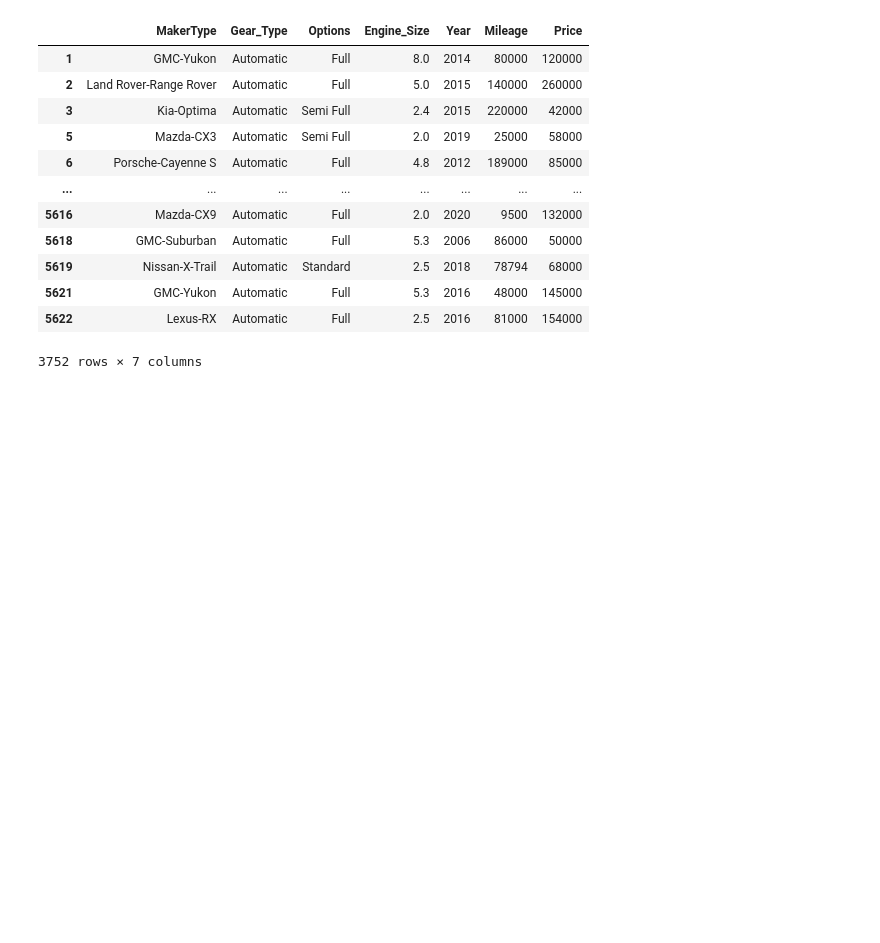
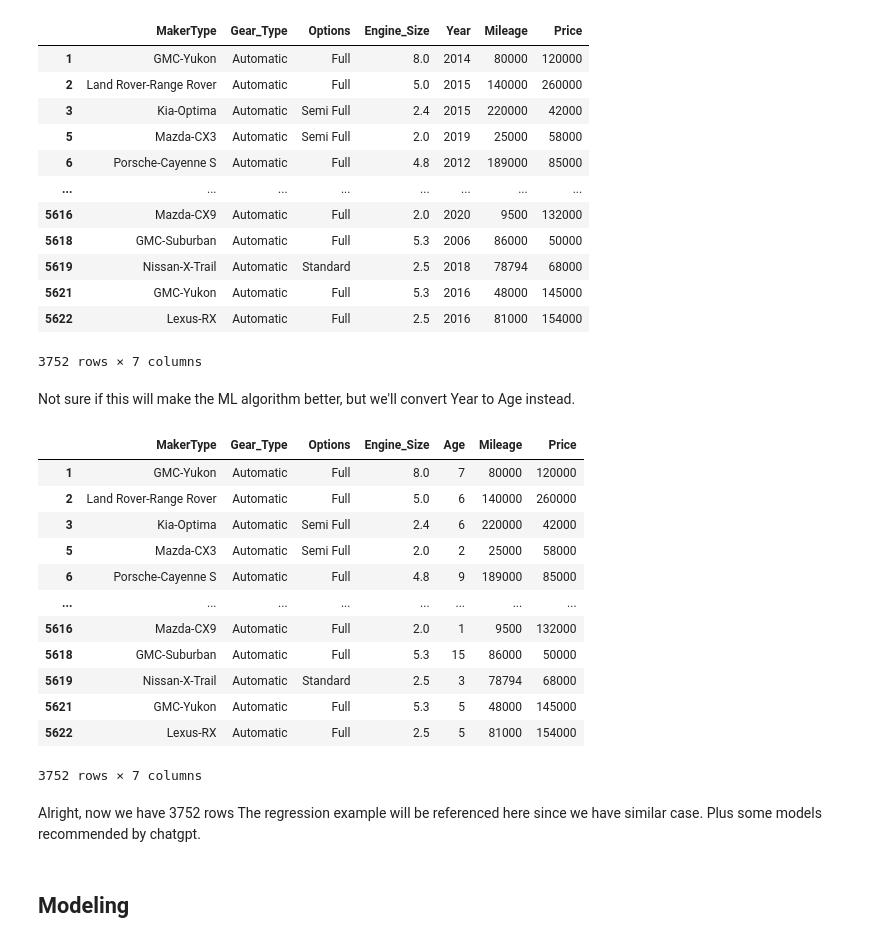
Before and after one commit to iqbalaydrus/purwadhika-ai-engineer, a Jupyter notebook: capstone-module-2/exploration.ipynb, the cells around one changed output. Saved outputs shown, nothing was run; the diff lists cells and outputs as text; code cells hidden in the pictures; blank space fills up the shorter version.

```diff
--- a/capstone-module-2/exploration.ipynb
+++ b/capstone-module-2/exploration.ipynb
@@ -298,3 +300,27 @@ df_car_maker
 | 5621 | GMC-Yukon | Automatic | Full | 5.3 | 2016 | 48000 | 145000 |
 | 5622 | Lexus-RX | Automatic | Full | 2.5 | 2016 | 81000 | 154000 |
 3752 rows × 7 columns
+# %% [markdown]
+Not sure if this will make the ML algorithm better, but we'll convert Year to Age instead.
+# %%
+df_car_maker["Age"] = 2021 - df_car_maker["Year"]
+df_car_maker = df_car_maker.loc[:, ["MakerType", "Gear_Type", "Options", "Engine_Size", "Age", "Mileage", "Price"]]
+df_car_maker
+# %% [output]
+|  | MakerType | Gear_Type | Options | Engine_Size | Age | Mileage | Price |
+| 1 | GMC-Yukon | Automatic | Full | 8.0 | 7 | 80000 | 120000 |
+| 2 | Land Rover-Range Rover | Automatic | Full | 5.0 | 6 | 140000 | 260000 |
+| 3 | Kia-Optima | Automatic | Semi Full | 2.4 | 6 | 220000 | 42000 |
+| 5 | Mazda-CX3 | Automatic | Semi Full | 2.0 | 2 | 25000 | 58000 |
+| 6 | Porsche-Cayenne S | Automatic | Full | 4.8 | 9 | 189000 | 85000 |
+| ... | ... | ... | ... | ... | ... | ... | ... |
+| 5616 | Mazda-CX9 | Automatic | Full | 2.0 | 1 | 9500 | 132000 |
+| 5618 | GMC-Suburban | Automatic | Full | 5.3 | 15 | 86000 | 50000 |
+| 5619 | Nissan-X-Trail | Automatic | Standard | 2.5 | 3 | 78794 | 68000 |
+| 5621 | GMC-Yukon | Automatic | Full | 5.3 | 5 | 48000 | 145000 |
+| 5622 | Lexus-RX | Automatic | Full | 2.5 | 5 | 81000 | 154000 |
+3752 rows × 7 columns
+# %% [markdown]
+Alright, now we have 3752 rows The regression example will be referenced here since we have similar case. Plus some models recommended by chatgpt.
+# %% [markdown]
+## Modeling
```
Also changed, not shown: parts of 28 cells of this notebook, 1 other file.
